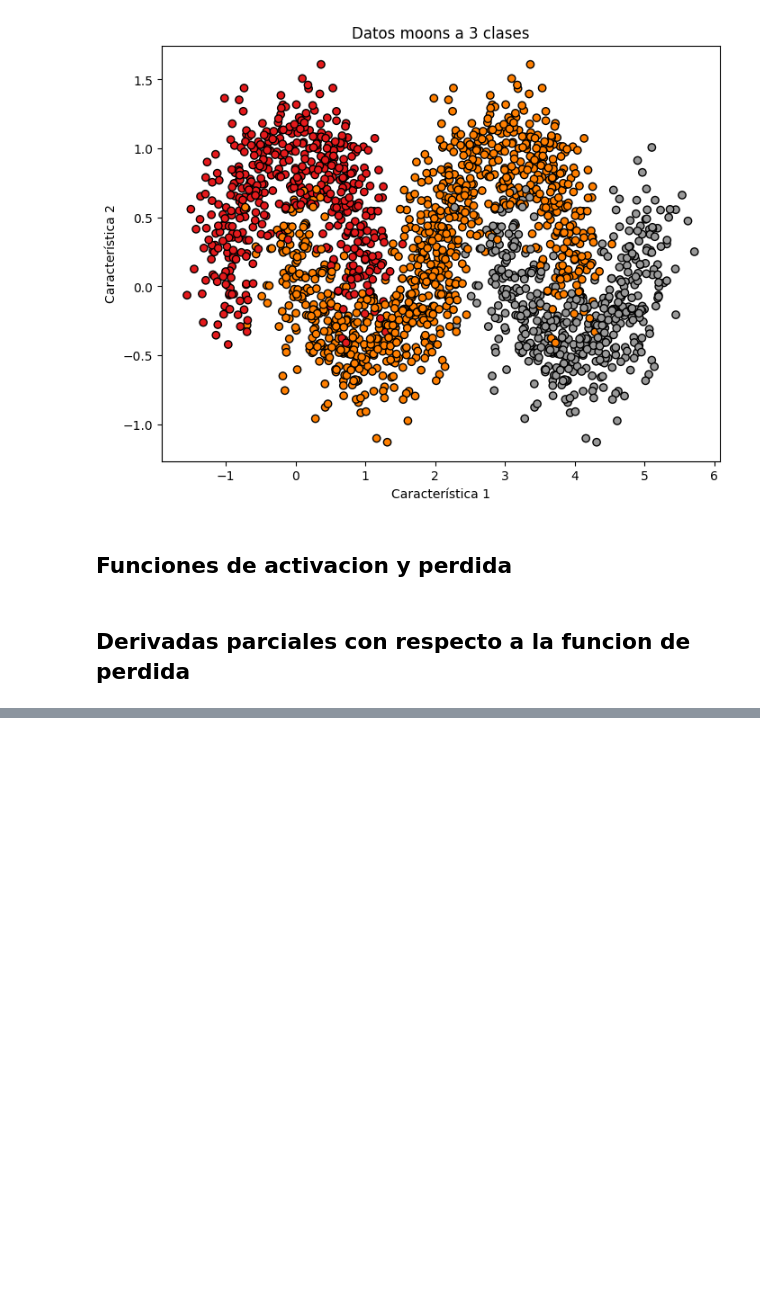
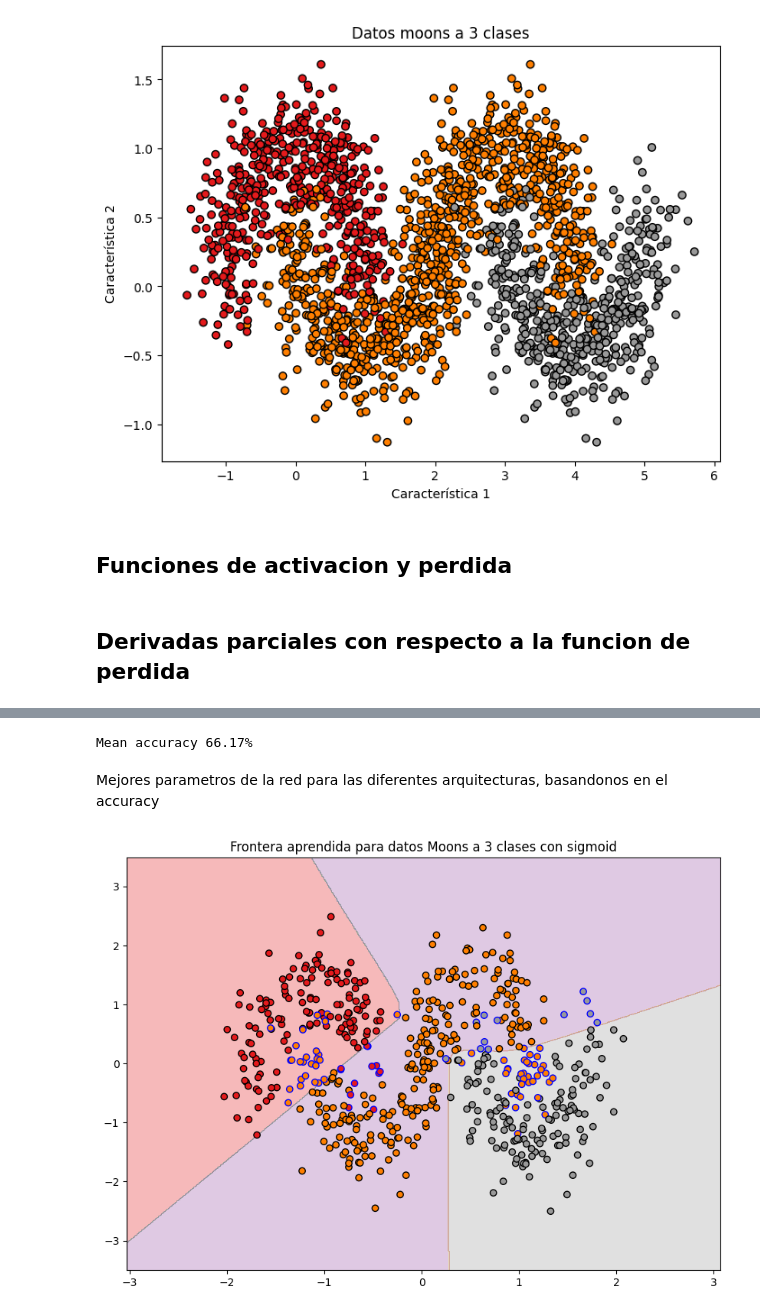
Before and after one commit to Dereck125/Redes-Neuronales, a Jupyter notebook: Neural_Network_handmade.ipynb, the cells around one changed output, grey strips where cells are left out. Drawn from its saved outputs; the diff is of its cells as text; code cells hidden in the pictures; blank space fills up the shorter version.

```diff
--- a/Neural_Network_handmade.ipynb
+++ b/Neural_Network_handmade.ipynb
@@ -196,0 +384,19 @@ print(f"{round(accuracy,2)}%")
+# %%
+print(f"Mean accuracy {np.round(np.mean(accuracyes_2),2)}%")
+# %% [output]
+Mean accuracy 66.17%
+# %% [markdown]
+Mejores parametros de la red para las diferentes arquitecturas, basandonos en el accuracy
+# %%
+#Modelo con sigmoide en la segunda capaa de activacion
+
+#Se obtiene el indice de la iteracion con el mejor accuracy
+index = np.where(np.round(accuracyes_1,2) == np.max(np.round(accuracyes_1,2)))[0][0]
+#Obtenemos los pesos y bias asociados de el mejor accuracy
+best_parameters_1 = pesos_sesgos_1[index]
+
+#Modelo con tanh en la segunda capaa de activacion
+
+index = np.where(np.round(accuracyes_2,2) == np.max(np.round(accuracyes_2,2)))[0][0]
+
+best_parameters_2 = pesos_sesgos_2[index]
@@ -196,0 +427,26 @@ print(f"{round(accuracy,2)}%")
+# %%
+plt.figure(figsize=(10,7))
+true =  np.argmax(y_test,axis=1)
+#Valores para el plano (Eje x y Eje y)
+x_min, x_max = X_test[:, 0].min() - 1, X_test[:, 0].max() + 1
+y_min, y_max = X_test[:, 1].min() - 1, X_test[:, 1].max() + 1
+xx, yy = np.meshgrid(np.arange(x_min, x_max, 0.01),
+                         np.arange(y_min, y_max, 0.01))
+#En esta parte se aplanan los puntos de xx y yy y despues se unen cpn c_
+grid = np.c_[xx.ravel(), yy.ravel()]
+_,_,_,_,Z =feed_forward_1(grid,W1_b,W2_b,W3_b,b1_b,b2_b)
+Z=np.argmax(Z,axis=1).reshape(xx.shape)
+plt.contourf(xx, yy, Z, alpha=0.3, cmap=plt.cm.Set1)
+colors = []
+edge_cols = []
+for i in range(0,true.shape[0]):
+    colors.append( true[i] )
+    if pred_1[i] == true[i] :
+        edge_cols.append( 'black' )
+    else:
+        edge_cols.append( 'blue' )
+plt.scatter(X_test[:, 0], X_test[:, 1],c=colors,edgecolors=edge_cols ,cmap=plt.cm.Set1)
+plt.title('Frontera aprendida para datos Moons a 3 clases con sigmoid')
+plt.show()
+# %% [output]
+[figure, added]
```
Also changed, not shown: parts of 27 cells of this notebook.
